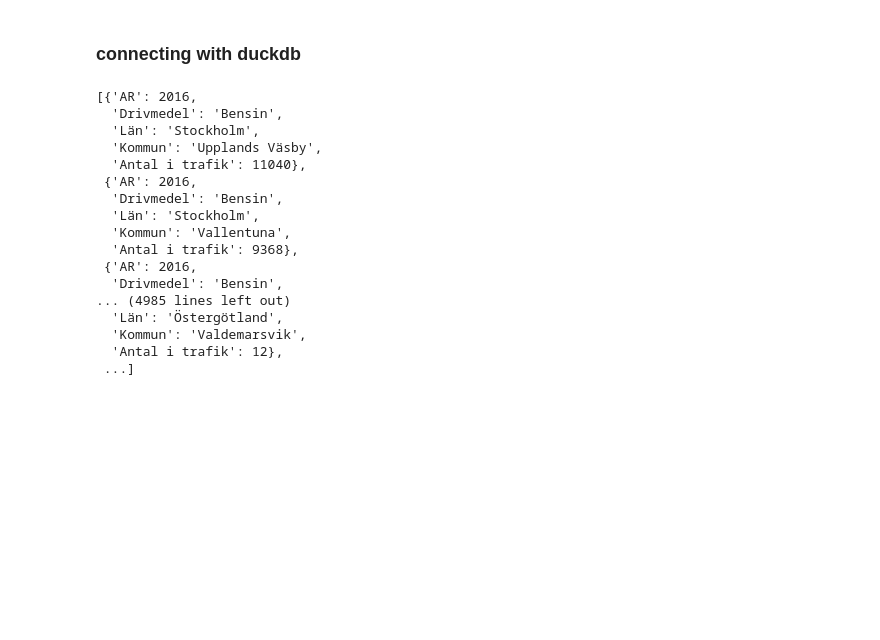
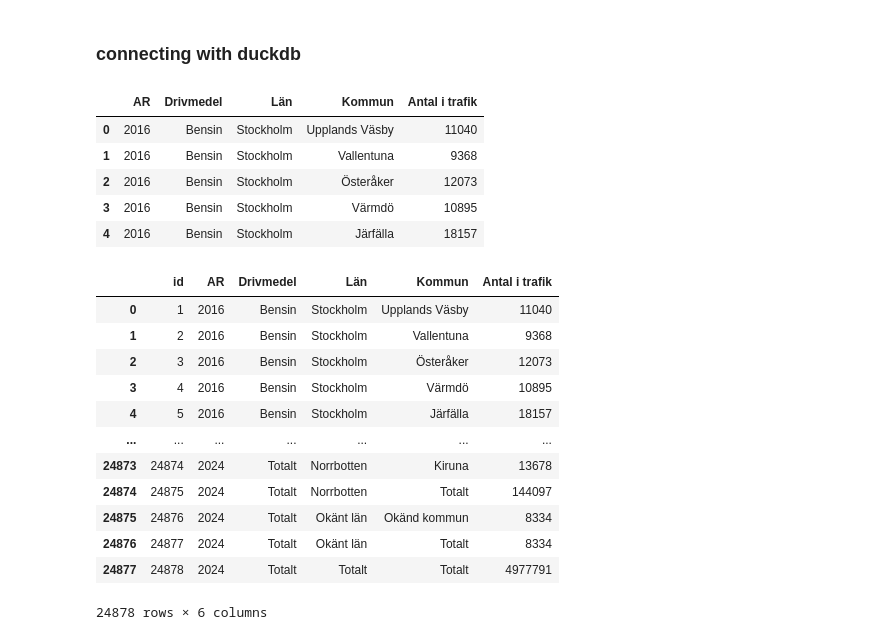
Before and after one commit to EfremDaniel/Examination_project_DE24, a Jupyter notebook: src/exploration/eda_me.ipynb, the cells around one changed output. Drawn from its saved outputs; the diff is of its cells as text; code cells hidden in the pictures; blank space fills up the shorter version.

Commit message:
added apply with lambda so id in trafikanalys start with one

```diff
--- a/src/exploration/eda_me.ipynb
+++ b/src/exploration/eda_me.ipynb
@@ -73,20 +69,9 @@ df = df.to_dict(orient= "records")
-# %%
-df
-# %% [output]
-[{'AR': 2016,
-  'Drivmedel': 'Bensin',
-  'Län': 'Stockholm',
-  'Kommun': 'Upplands Väsby',
-  'Antal i trafik': 11040},
- {'AR': 2016,
-  'Drivmedel': 'Bensin',
-  'Län': 'Stockholm',
-  'Kommun': 'Vallentuna',
-  'Antal i trafik': 9368},
- {'AR': 2016,
-  'Drivmedel': 'Bensin',
-... (4985 lines left out)
-  'Län': 'Östergötland',
-  'Kommun': 'Valdemarsvik',
-  'Antal i trafik': 12},
- ...]
+# %%
+df.head()
+# %% [output]
+|  | AR | Drivmedel | Län | Kommun | Antal i trafik |
+| 0 | 2016 | Bensin | Stockholm | Upplands Väsby | 11040 |
+| 1 | 2016 | Bensin | Stockholm | Vallentuna | 9368 |
+| 2 | 2016 | Bensin | Stockholm | Österåker | 12073 |
+| 3 | 2016 | Bensin | Stockholm | Värmdö | 10895 |
+| 4 | 2016 | Bensin | Stockholm | Järfälla | 18157 |
@@ -92,0 +82,16 @@ df
+# %%
+df
+# %% [output]
+|  | id | AR | Drivmedel | Län | Kommun | Antal i trafik |
+| 0 | 1 | 2016 | Bensin | Stockholm | Upplands Väsby | 11040 |
+| 1 | 2 | 2016 | Bensin | Stockholm | Vallentuna | 9368 |
+| 2 | 3 | 2016 | Bensin | Stockholm | Österåker | 12073 |
+| 3 | 4 | 2016 | Bensin | Stockholm | Värmdö | 10895 |
+| 4 | 5 | 2016 | Bensin | Stockholm | Järfälla | 18157 |
+| ... | ... | ... | ... | ... | ... | ... |
+| 24873 | 24874 | 2024 | Totalt | Norrbotten | Kiruna | 13678 |
+| 24874 | 24875 | 2024 | Totalt | Norrbotten | Totalt | 144097 |
+| 24875 | 24876 | 2024 | Totalt | Okänt län | Okänd kommun | 8334 |
+| 24876 | 24877 | 2024 | Totalt | Okänt län | Totalt | 8334 |
+| 24877 | 24878 | 2024 | Totalt | Totalt | Totalt | 4977791 |
+24878 rows × 6 columns
```
Also changed, not shown: parts of 5 cells of this notebook, 1 other file.
